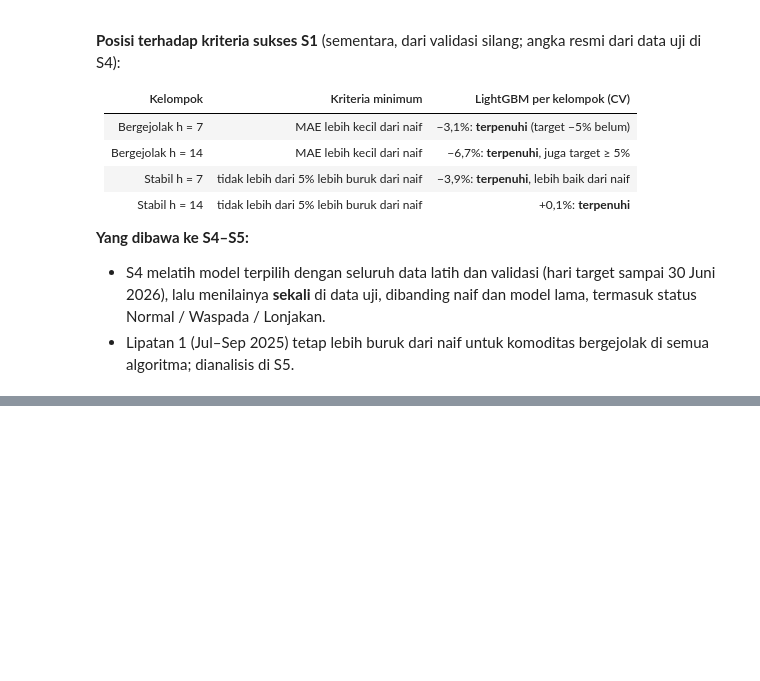
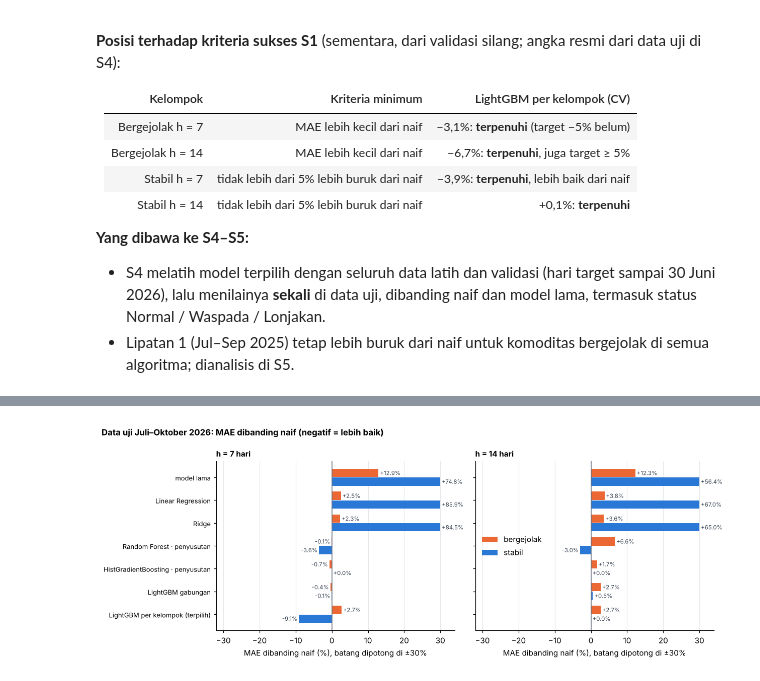
Before and after one commit to Arjunamelix/da-ds-2026-kelompok-04, a Jupyter notebook: notebooks/pemodelan.ipynb, the cells around one changed output, grey strips where cells are left out. Cells and saved outputs as stored; diff of their text form; code cells hidden in the pictures; blank space fills up the shorter version.

```diff
--- a/notebooks/pemodelan.ipynb
+++ b/notebooks/pemodelan.ipynb
@@ -1274,0 +1351,17 @@ Alasan:
+# %%
+baris = []
+for h in HORIZON:
+    for grup in ("bergejolak", "stabil", "semua"):
+        g = UJI[UJI.h == h] if grup == "semua" else UJI[(UJI.h == h) & (UJI.grup == grup)]
+        mae_naif = metrik(g.harga_t.values, g.y.values, np.zeros(len(g)))["MAE"]
+        for lab in LABEL:
+            m = metrik(g.harga_t.values, g.y.values, g[lab].values)
+            baris.append({"h": h, "kelompok": grup, "model": lab, "MAE": m["MAE"], "RMSE": m["RMSE"], "MAPE (%)": m["MAPE"],
+                          "R² perubahan": m["R2_perubahan"], "MAE vs naif (%)": (m["MAE"] / mae_naif - 1) * 100})
+HASIL_UJI = pd.DataFrame(baris)
+HASIL_UJI.to_csv(ROOT / "docs" / "model" / "s4_hasil_uji.csv", index=False)
+for h in HORIZON:
+    t = HASIL_UJI[HASIL_UJI.h == h].pivot_table(index="model", columns="kelompok", values=["MAE vs naif (%)", "MAPE (%)"], sort=False)
+    t = t.reindex(LABEL)
+    print(f"h = {h} hari — data uji (MAE vs naif: negatif = lebih baik)")
+    display(t.round(2))
@@ -1274,0 +1397,25 @@ Alasan:
+# %%
+# Ringkasan visual: MAE dibanding naif per kelompok, h = 7 dan h = 14
+tampil = ["model lama", "Linear Regression", "Ridge", "Random Forest · penyusutan", "HistGradientBoosting · penyusutan",
+          "LightGBM gabungan", "LightGBM per kelompok (terpilih)"]
+fig, axes = plt.subplots(1, 2, figsize=(11.5, 4.4), sharey=True)
+for h, ax in zip(HORIZON, axes):
+    d = HASIL_UJI[(HASIL_UJI.h == h) & (HASIL_UJI.kelompok != "semua")]
+    yy = np.arange(len(tampil))[::-1]
+    for g, warna, geser in (("bergejolak", ORANYE, 0.19), ("stabil", BIRU, -0.19)):
+        v = d[d.kelompok == g].set_index("model").loc[tampil, "MAE vs naif (%)"].clip(-30, 30)
+        ax.barh(yy + geser, v, height=0.36, color=warna, label=g)
+        for y, x, asli in zip(yy + geser, v, d[d.kelompok == g].set_index("model").loc[tampil, "MAE vs naif (%)"]):
+            ax.text(x + (0.4 if x >= 0 else -0.4), y, f"{asli:+.1f}%", va="center", ha="left" if x >= 0 else "right", fontsize=7.5, color="#374151")
+    ax.axvline(0, color="#6b7280", lw=1)
+    ax.set_yticks(yy, tampil, fontsize=8.5)
+    ax.set_xlim(-32, 34)
+    ax.set_title(f"h = {h} hari", loc="left", fontsize=10, fontweight="bold")
+    ax.set_xlabel("MAE dibanding naif (%), batang dipotong di ±30%")
+    ax.grid(axis="y", visible=False)
+axes[1].legend(frameon=False, loc="center left")
+fig.suptitle("Data uji Juli–Oktober 2026: MAE dibanding naif (negatif = lebih baik)", x=0.01, ha="left",
+             fontsize=11, fontweight="bold")
+plt.tight_layout(); plt.show()
+# %% [output]
+[figure, added]
```
Also changed, not shown: parts of 21 cells of this notebook, 6 other files.
